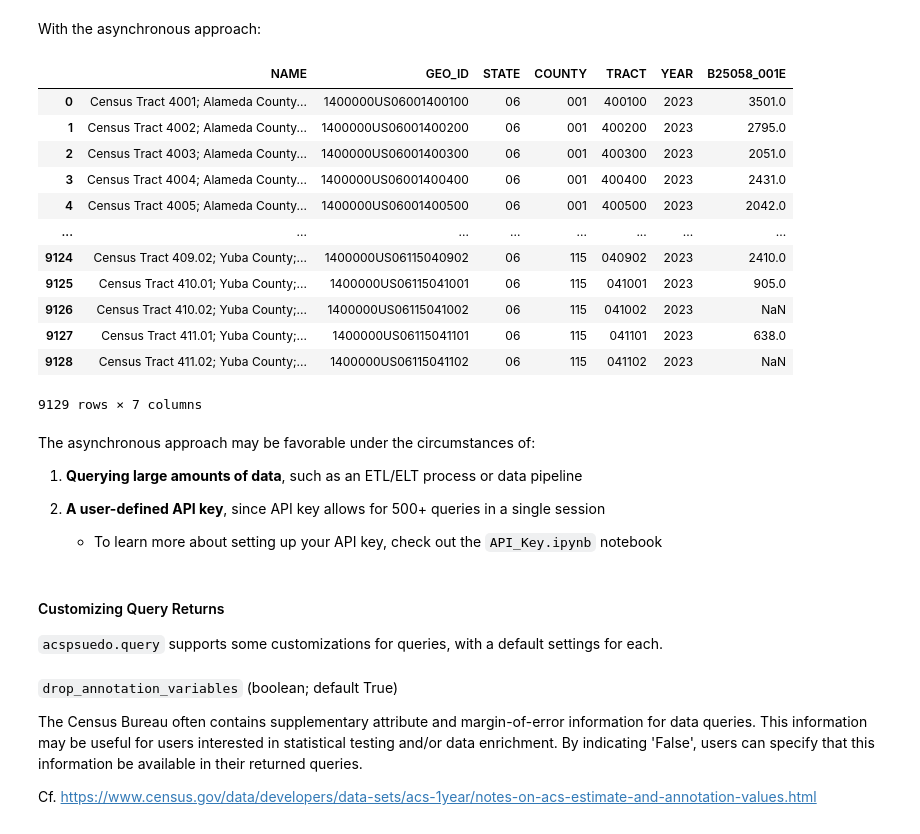
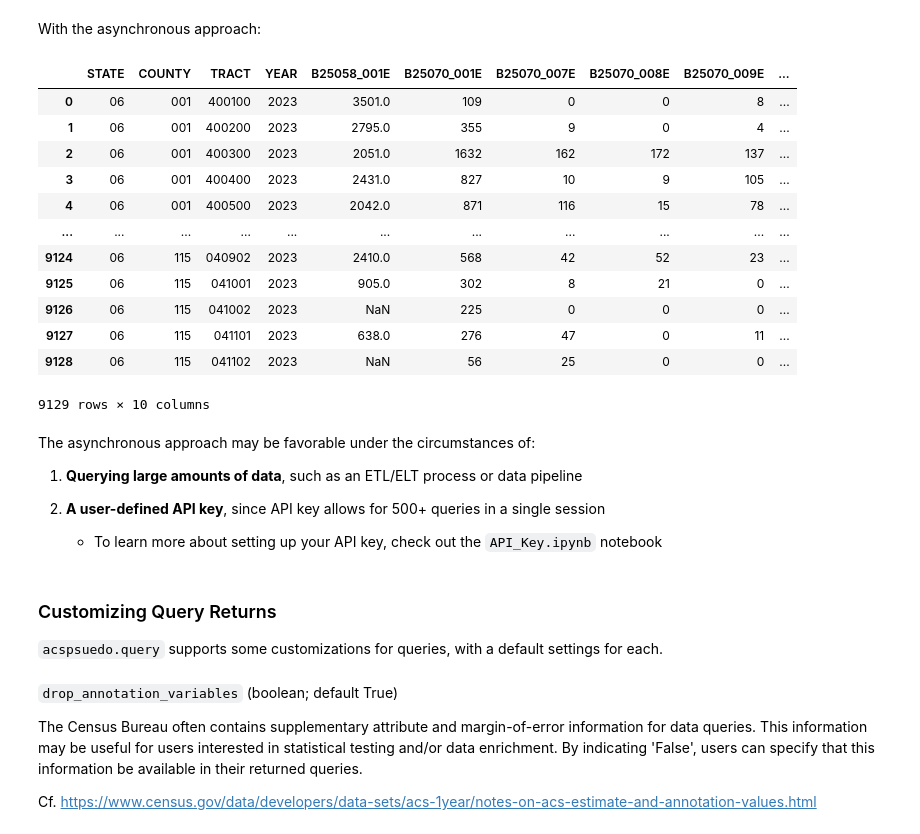
Before and after one commit to ramindersinghdubb/acspsuedo, a Jupyter notebook: notebooks/Querying_Data_ACS5_2023.ipynb, the cells around one changed output. Saved outputs shown, nothing was run; the diff lists cells and outputs as text; code cells hidden in the pictures.

```diff
--- a/notebooks/Querying_Data_ACS5_2023.ipynb
+++ b/notebooks/Querying_Data_ACS5_2023.ipynb
@@ -4,0 +50,10 @@ The entry-point for the `acspsuedo` package is the `query` module, particularly
+# %%
+import acspsuedo.query as apq
+
+from acspsuedo.datasets import ACS5 # <- Corresponds to the ACS 5-Year Estimate Detailed Table
+
+DATASET = ACS5
+
+YEAR = 2023 # <- Our selected calendar year
+
+MEDIAN_CONTRACT_RENT_TABLE = 'B25058'
@@ -39,0 +204,18 @@ df
+# %%
+RENT_BURDEN_VARIABLES = [
+    'B25070_001E', # <- Estimate for the total number of renters in the geography of interest
+
+    'B25070_007E', # <- Estimate for the total number of renters paying 30.0 to 34.9% of their income to gross rent
+    'B25070_008E', # <- ... 35.0 to 39.9% of their income to gross rent
+    'B25070_009E', # <- ... 40.0 to 49.9% of their income to gross rent
+    'B25070_010E', # <- ... more than 50.0% of their income to gross rent
+]
+
+apq.download(
+    dataset = DATASET,
+    year = YEAR,
+    variables = RENT_BURDEN_VARIABLES,
+    tables = MEDIAN_CONTRACT_RENT_TABLE,
+    state = CA,
+    tract = '*',
+)
@@ -41,28 +237,29 @@ df
 With the asynchronous approach:
 # %%
 df = await apq.async_download(
-    dataset = ACS5,
-    year = 2023,
-    tables = 'B25058',
+    dataset = DATASET,
+    year = YEAR,
+    variables = RENT_BURDEN_VARIABLES,
+    tables = MEDIAN_CONTRACT_RENT_TABLE,
     state = CA,
     tract = '*'
 )
 
 df
 # %% [output]
-|  | NAME | GEO_ID | STATE | COUNTY | TRACT | YEAR | B25058_001E |
-| 0 | Census Tract 4001; Alameda County... | 1400000US06001400100 | 06 | 001 | 400100 | 2023 | 3501.0 |
-| 1 | Census Tract 4002; Alameda County... | 1400000US06001400200 | 06 | 001 | 400200 | 2023 | 2795.0 |
-| 2 | Census Tract 4003; Alameda County... | 1400000US06001400300 | 06 | 001 | 400300 | 2023 | 2051.0 |
-| 3 | Census Tract 4004; Alameda County... | 1400000US06001400400 | 06 | 001 | 400400 | 2023 | 2431.0 |
-| 4 | Census Tract 4005; Alameda County... | 1400000US06001400500 | 06 | 001 | 400500 | 2023 | 2042.0 |
-| ... | ... | ... | ... | ... | ... | ... | ... |
-| 9124 | Census Tract 409.02; Yuba County;... | 1400000US06115040902 | 06 | 115 | 040902 | 2023 | 2410.0 |
-| 9125 | Census Tract 410.01; Yuba County;... | 1400000US06115041001 | 06 | 115 | 041001 | 2023 | 905.0 |
-| 9126 | Census Tract 410.02; Yuba County;... | 1400000US06115041002 | 06 | 115 | 041002 | 2023 | NaN |
-| 9127 | Census Tract 411.01; Yuba County;... | 1400000US06115041101 | 06 | 115 | 041101 | 2023 | 638.0 |
-| 9128 | Census Tract 411.02; Yuba County;... | 1400000US06115041102 | 06 | 115 | 041102 | 2023 | NaN |
+|  | STATE | COUNTY | TRACT | YEAR | B25058_001E | B25070_001E | B25070_007E | B25070_008E | B25070_009E | ... |
+| 0 | 06 | 001 | 400100 | 2023 | 3501.0 | 109 | 0 | 0 | 8 | ... |
+| 1 | 06 | 001 | 400200 | 2023 | 2795.0 | 355 | 9 | 0 | 4 | ... |
+| 2 | 06 | 001 | 400300 | 2023 | 2051.0 | 1632 | 162 | 172 | 137 | ... |
+| 3 | 06 | 001 | 400400 | 2023 | 2431.0 | 827 | 10 | 9 | 105 | ... |
+| 4 | 06 | 001 | 400500 | 2023 | 2042.0 | 871 | 116 | 15 | 78 | ... |
+| ... | ... | ... | ... | ... | ... | ... | ... | ... | ... | ... |
+| 9124 | 06 | 115 | 040902 | 2023 | 2410.0 | 568 | 42 | 52 | 23 | ... |
+| 9125 | 06 | 115 | 041001 | 2023 | 905.0 | 302 | 8 | 21 | 0 | ... |
+| 9126 | 06 | 115 | 041002 | 2023 | NaN | 225 | 0 | 0 | 0 | ... |
+| 9127 | 06 | 115 | 041101 | 2023 | 638.0 | 276 | 47 | 0 | 11 | ... |
+| 9128 | 06 | 115 | 041102 | 2023 | NaN | 56 | 25 | 0 | 0 | ... |
-9129 rows × 7 columns
+9129 rows × 10 columns
 # %% [markdown]
 The asynchronous approach may be favorable under the circumstances of:
 
@@ -72,7 +269,7 @@ The asynchronous approach may be favorable under the circumstances of:
 2. **A user-defined API key**, since API key allows for 500+ queries in a single session
     - To learn more about setting up your API key, check out the `API_Key.ipynb` notebook
 # %% [markdown]
-#### Customizing Query Returns
+### Customizing Query Returns
 
 `acspsuedo.query` supports some customizations for queries, with a default settings for each.
 # %% [markdown]
```
Also changed, not shown: parts of 24 cells of this notebook, 4 other files.
